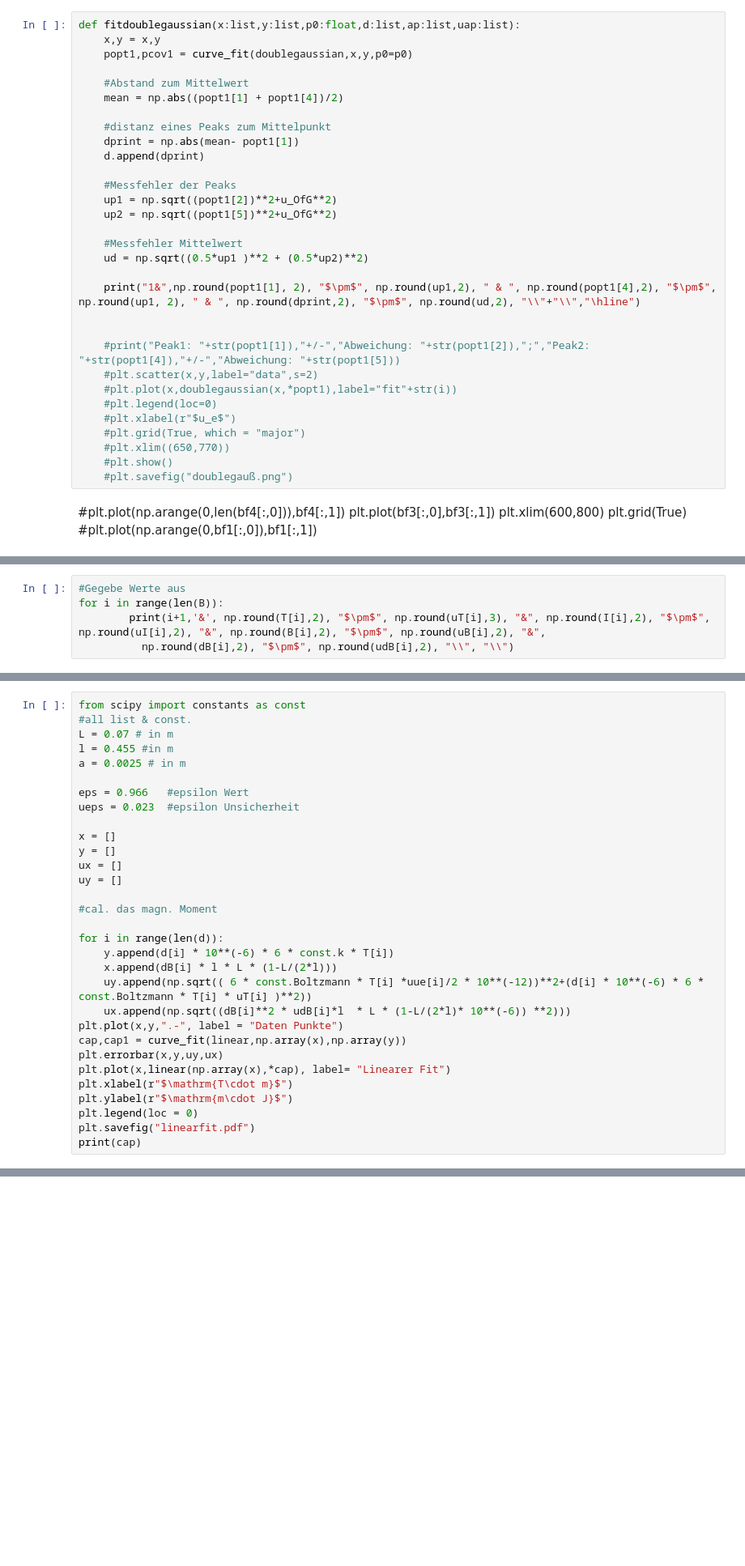
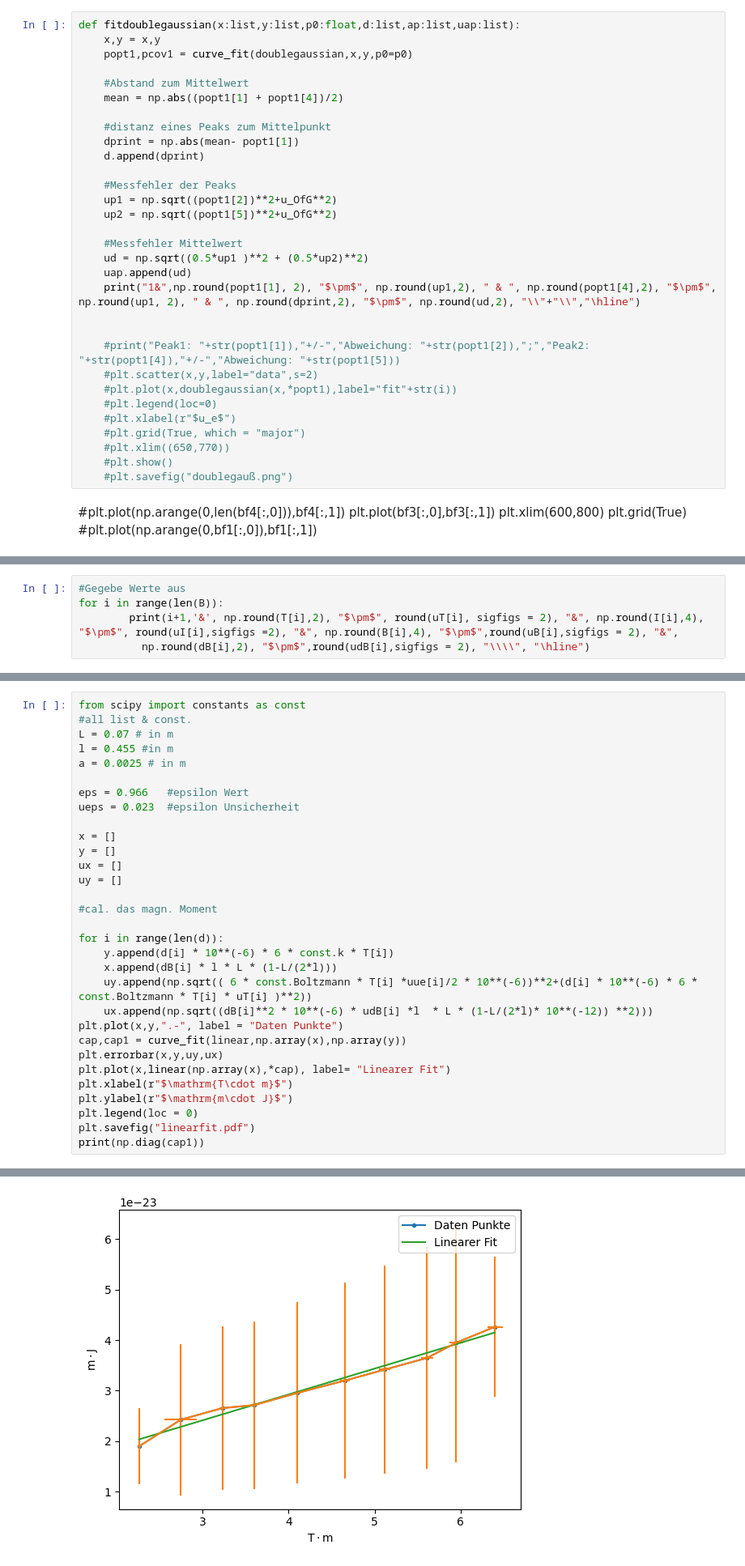
Before and after one commit to CaptainNikon/A2-, a Jupyter notebook: AuswertungNewNew.ipynb, the cells around one changed output, grey strips where cells are left out. Shown: that part at 81% size. Cells and saved outputs as stored; diff of their text form; blank space fills up the shorter version.

```diff
--- a/AuswertungNewNew.ipynb
+++ b/AuswertungNewNew.ipynb
@@ -99,7 +100,7 @@ def fitdoublegaussian(x:list,y:list,p0:float,d:list,ap:list,uap:list):
 
     #Messfehler Mittelwert
     ud = np.sqrt((0.5*up1 )**2 + (0.5*up2)**2)
-
+    uap.append(ud)
     print("1&",np.round(popt1[1], 2), "$\pm$", np.round(up1,2), " & ", np.round(popt1[4],2), "$\pm$", np.round(up1, 2), " & ", np.round(dprint,2), "$\pm$", np.round(ud,2), "\\"+"\\","\hline")
 
 
@@ -188,6 +194,6 @@ for i in np.arange(0,len(B)):
 # %%
 #Gegebe Werte aus
 for i in range(len(B)):
-        print(i+1,'&', np.round(T[i],2), "$\pm$", np.round(uT[i],3), "&", np.round(I[i],2), "$\pm$", np.round(uI[i],2), "&", np.round(B[i],2), "$\pm$", np.round(uB[i],2), "&",
-          np.round(dB[i],2), "$\pm$", np.round(udB[i],2), "\\", "\\")
+        print(i+1,'&', np.round(T[i],2), "$\pm$", round(uT[i], sigfigs = 2), "&", np.round(I[i],4), "$\pm$", round(uI[i],sigfigs =2), "&", np.round(B[i],4), "$\pm$",round(uB[i],sigfigs = 2), "&",
+          np.round(dB[i],2), "$\pm$",round(udB[i],sigfigs = 2), "\\\\", "\hline")
 # %% [output]
@@ -221,8 +227,8 @@ uy = []
 for i in range(len(d)):
     y.append(d[i] * 10**(-6) * 6 * const.k * T[i])
     x.append(dB[i] * l * L * (1-L/(2*l)))
-    uy.append(np.sqrt(( 6 * const.Boltzmann * T[i] *uue[i]/2 * 10**(-12))**2+(d[i] * 10**(-6) * 6 * const.Boltzmann * T[i] * uT[i] )**2))
-    ux.append(np.sqrt((dB[i]**2 * udB[i]*l  * L * (1-L/(2*l)* 10**(-6)) **2)))
+    uy.append(np.sqrt(( 6 * const.Boltzmann * T[i] *uue[i]/2 * 10**(-6))**2+(d[i] * 10**(-6) * 6 * const.Boltzmann * T[i] * uT[i] )**2))
+    ux.append(np.sqrt((dB[i]**2 * 10**(-6) * udB[i] *l  * L * (1-L/(2*l)* 10**(-12)) **2)))
 plt.plot(x,y,".-", label = "Daten Punkte")
 cap,cap1 = curve_fit(linear,np.array(x),np.array(y))
 plt.errorbar(x,y,uy,ux)
@@ -231,5 +237,5 @@ plt.xlabel(r"$\mathrm{T\cdot m}$")
 plt.ylabel(r"$\mathrm{m\cdot J}$")
 plt.legend(loc = 0)
 plt.savefig("linearfit.pdf")
-print(cap)
+print(np.diag(cap1))
 # %% [output]
@@ -237,3 +243,4 @@ IndexError: list index out of range
+[figure, added]
 # %%
 print(d,T)
 # %% [output]
```
Also changed, not shown: parts of 7 cells of this notebook, 2 other files.
